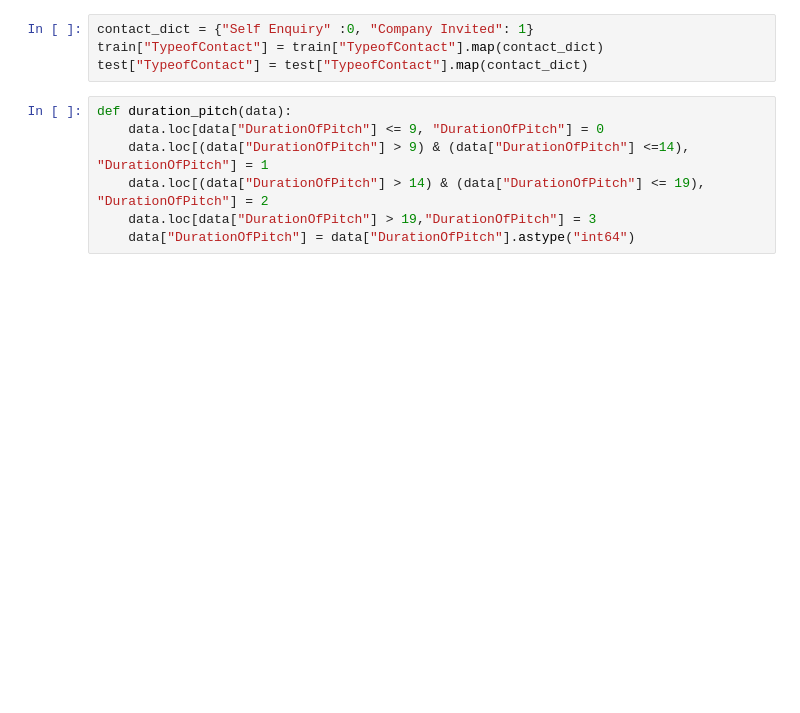
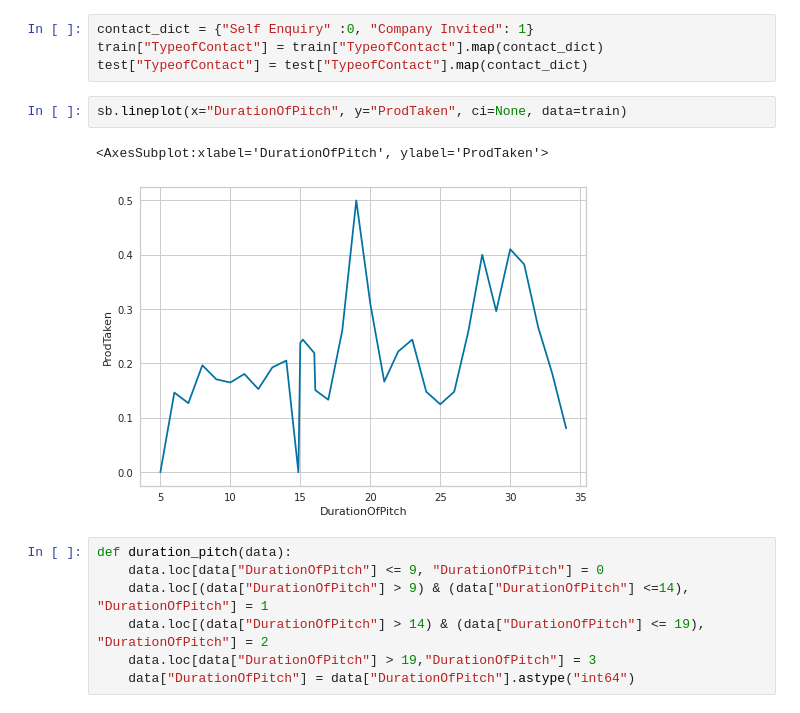
Before and after one commit to psrpsj/travel_package, a Jupyter notebook: travel.ipynb, the cells around one changed output. Cells and saved outputs as stored; diff of their text form; blank space fills up the shorter version.

```diff
--- a/travel.ipynb
+++ b/travel.ipynb
@@ -382,6 +404,11 @@ Name: TypeofContact, dtype: int64
 contact_dict = {"Self Enquiry" :0, "Company Invited": 1}
 train["TypeofContact"] = train["TypeofContact"].map(contact_dict)
 test["TypeofContact"] = test["TypeofContact"].map(contact_dict)
+# %%
+sb.lineplot(x="DurationOfPitch", y="ProdTaken", ci=None, data=train)
+# %% [output]
+<AxesSubplot:xlabel='DurationOfPitch', ylabel='ProdTaken'>
+[figure, added]
 # %%
 def duration_pitch(data):
     data.loc[data["DurationOfPitch"] <= 9, "DurationOfPitch"] = 0
```
Also changed, not shown: parts of 4 cells of this notebook.
